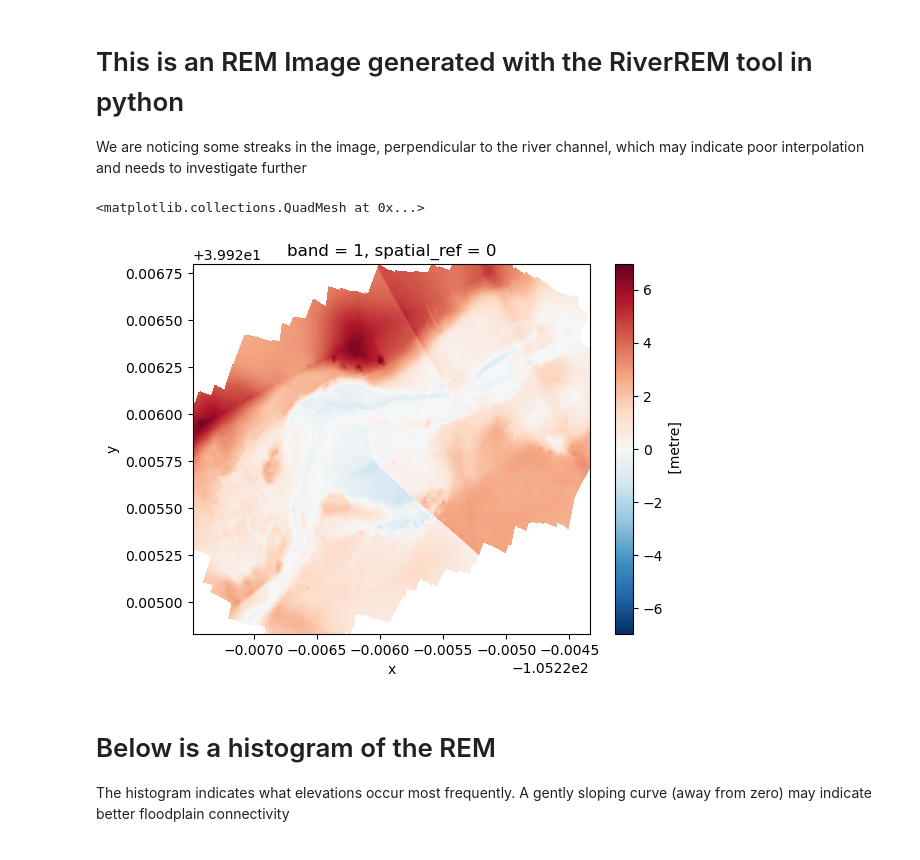
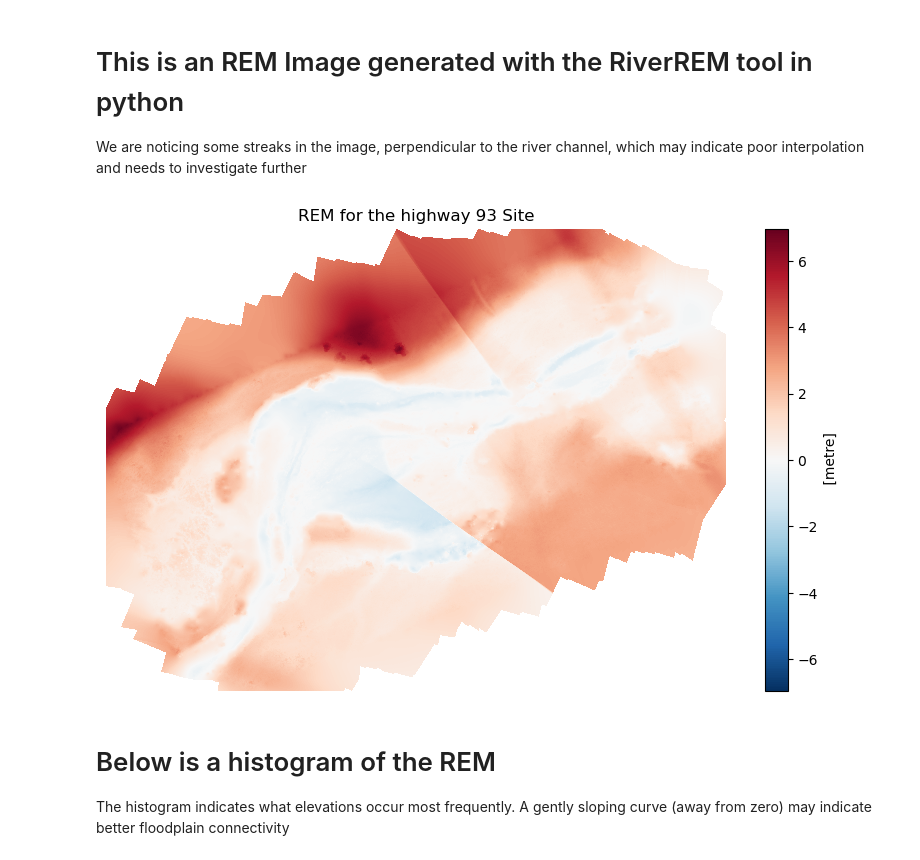
Before and after one commit to lechipman/example-project-repository, a Jupyter notebook: watershed_project.ipynb, the cells around one changed output. Drawn from its saved outputs; the diff is of its cells as text; code cells hidden in the pictures.

```diff
--- a/watershed_project.ipynb
+++ b/watershed_project.ipynb
@@ -140,15 +140,18 @@ Saved uav_hwy93/DTM_Highway93_hillshade-color.png.
 # This is an REM Image generated with the RiverREM tool in python
 We are noticing some streaks in the image, perpendicular to the river channel, which may indicate poor interpolation and needs to investigate further
 # %%
-# Path to the REM you just generated
+# Create to the REM you just generated and open
 rem_path = os.path.join(dtm_dir, 'DTM_Highway93_REM.tif')
-
 rem = rxr.open_rasterio(rem_path, masked=True).squeeze()
 
-rem.plot()
+# Plot the REM
+fig, ax = plt.subplots(figsize=(10, 6))
+rem.plot(ax=ax)
+ax.set_title("REM for the Highway 93 Site")
+ax.set_axis_off()
+plt.show()
 # %% [output]
-<matplotlib.collections.QuadMesh at 0x...>
-[figure, old version]
+[figure, new version]
 # %% [markdown]
 # Below is a histogram of the REM
 The histogram indicates what elevations occur most frequently. A gently sloping curve (away from zero) may indicate better floodplain connectivity
```
Also changed, not shown: parts of 3 cells of this notebook.
